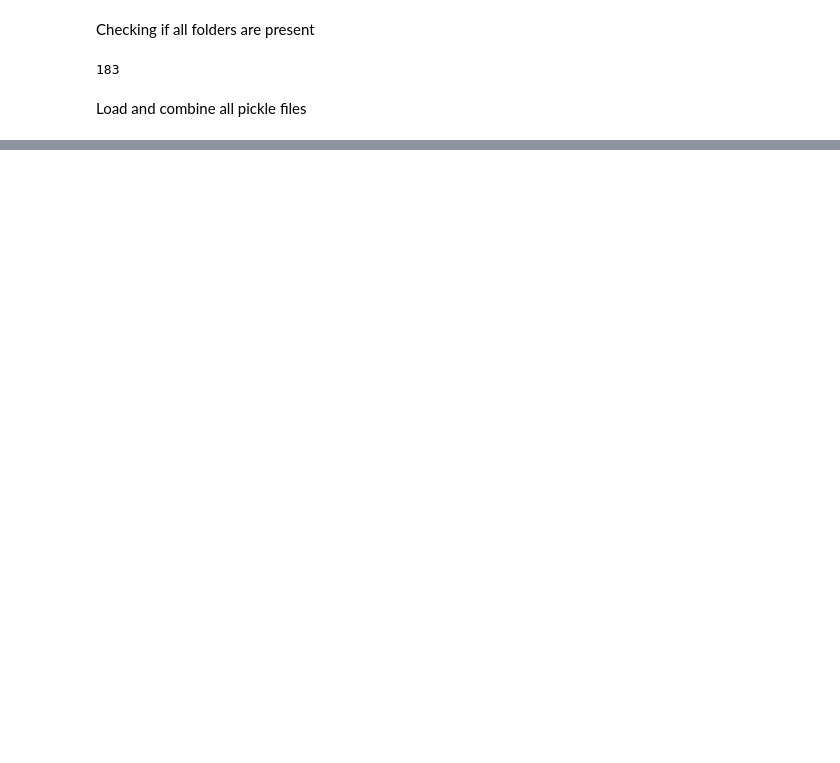
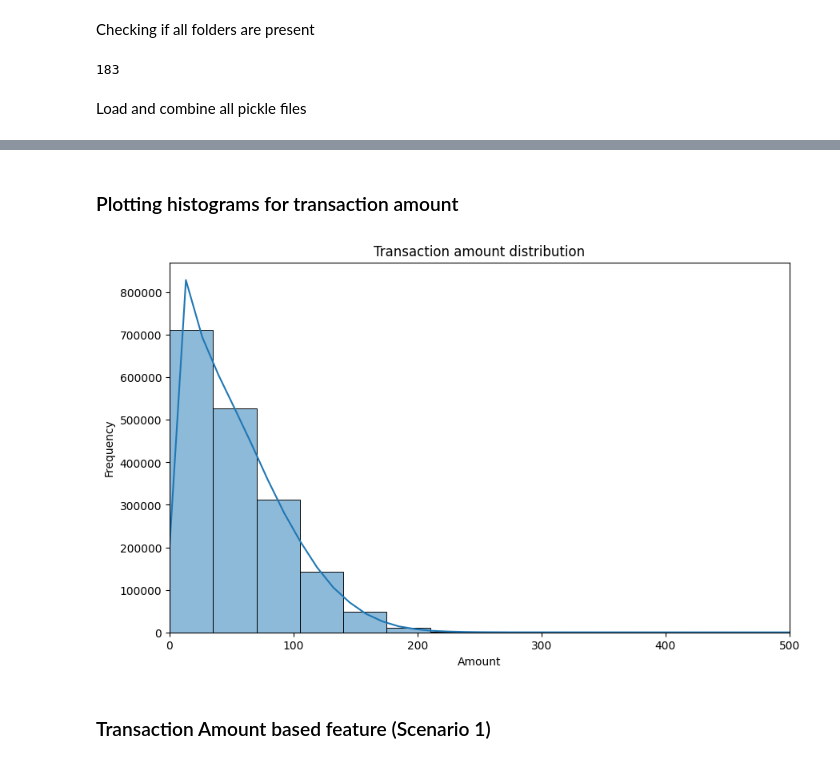
Before and after one commit to mariaR5/fraud-detection, a Jupyter notebook: fraud_detection_model.ipynb, the cells around one changed output, grey strips where cells are left out. Saved outputs shown, nothing was run; the diff lists cells and outputs as text; code cells hidden in the pictures; blank space fills up the shorter version.

```diff
--- a/fraud_detection_model.ipynb
+++ b/fraud_detection_model.ipynb
@@ -67,0 +69,17 @@ df.head(10)
+# %% [markdown]
+### Plotting histograms for transaction amount
+# %%
+import matplotlib.pyplot as plt
+import seaborn as sns
+
+plt.figure(figsize=(10, 6))
+sns.histplot(df['TX_AMOUNT'], bins=75, edgecolor='black', kde=True)
+plt.xlim(0, 500)
+plt.xlabel('Amount')
+plt.ylabel('Frequency')
+plt.title('Transaction amount distribution')
+plt.show()
+# %% [output]
+[figure, added]
+# %% [markdown]
+### Transaction Amount based feature (Scenario 1)
```
Also changed, not shown: parts of 75 cells of this notebook.
